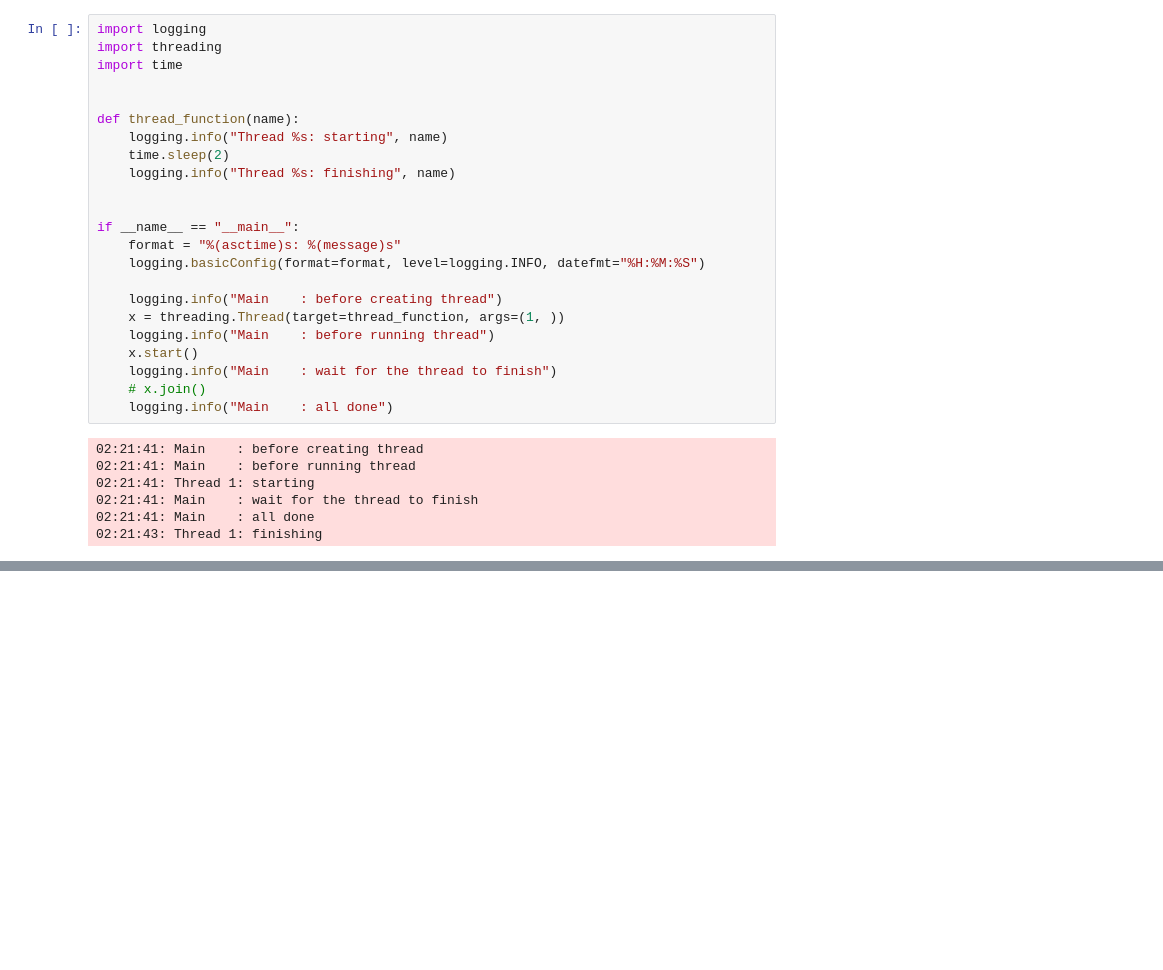
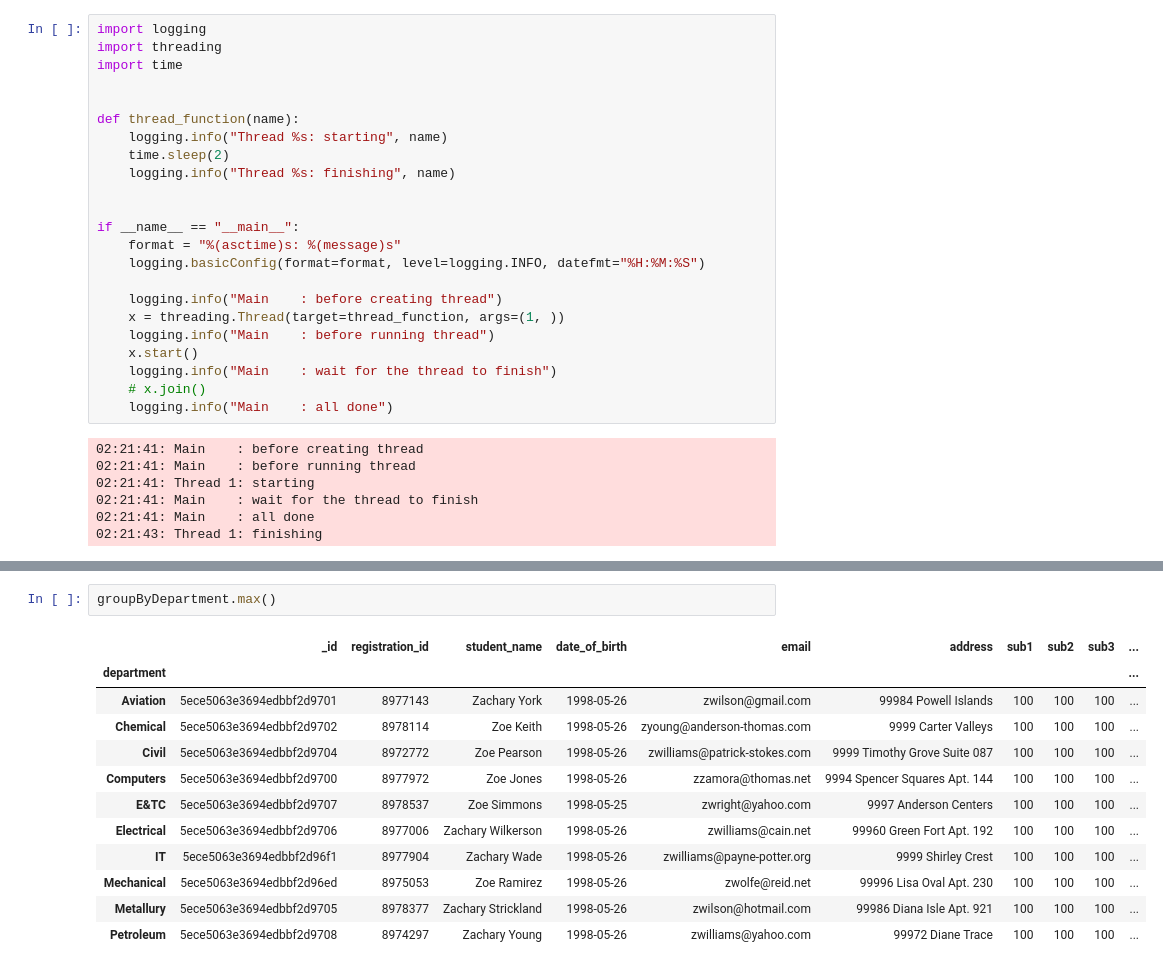
Before and after one commit to culnitish/python-csv-to-mongodb-multithreading, a Jupyter notebook: src/Untitled.ipynb, the cells around one changed output, grey strips where cells are left out. Drawn from its saved outputs; the diff is of its cells as text; blank space fills up the shorter version.

```diff
--- a/src/Untitled.ipynb
+++ b/src/Untitled.ipynb
@@ -134,0 +177,15 @@ if __name__ == "__main__":
+# %%
+groupByDepartment.max()
+# %% [output]
+|  | _id | registration_id | student_name | date_of_birth | email | address | sub1 | sub2 | sub3 | ... |
+| department |  |  |  |  |  |  |  |  |  | ... |
+| Aviation | 5ece5063e3694edbbf2d9701 | 8977143 | Zachary York | 1998-05-26 | zwilson@gmail.com | 99984 Powell Islands | 100 | 100 | 100 | ... |
+| Chemical | 5ece5063e3694edbbf2d9702 | 8978114 | Zoe Keith | 1998-05-26 | zyoung@anderson-thomas.com | 9999 Carter Valleys | 100 | 100 | 100 | ... |
+| Civil | 5ece5063e3694edbbf2d9704 | 8972772 | Zoe Pearson | 1998-05-26 | zwilliams@patrick-stokes.com | 9999 Timothy Grove Suite 087 | 100 | 100 | 100 | ... |
+| Computers | 5ece5063e3694edbbf2d9700 | 8977972 | Zoe Jones | 1998-05-26 | zzamora@thomas.net | 9994 Spencer Squares Apt. 144 | 100 | 100 | 100 | ... |
+| E&TC | 5ece5063e3694edbbf2d9707 | 8978537 | Zoe Simmons | 1998-05-25 | zwright@yahoo.com | 9997 Anderson Centers | 100 | 100 | 100 | ... |
+| Electrical | 5ece5063e3694edbbf2d9706 | 8977006 | Zachary Wilkerson | 1998-05-26 | zwilliams@cain.net | 99960 Green Fort Apt. 192 | 100 | 100 | 100 | ... |
+| IT | 5ece5063e3694edbbf2d96f1 | 8977904 | Zachary Wade | 1998-05-26 | zwilliams@payne-potter.org | 9999 Shirley Crest | 100 | 100 | 100 | ... |
+| Mechanical | 5ece5063e3694edbbf2d96ed | 8975053 | Zoe Ramirez | 1998-05-26 | zwolfe@reid.net | 99996 Lisa Oval Apt. 230 | 100 | 100 | 100 | ... |
+| Metallury | 5ece5063e3694edbbf2d9705 | 8978377 | Zachary Strickland | 1998-05-26 | zwilson@hotmail.com | 99986 Diana Isle Apt. 921 | 100 | 100 | 100 | ... |
+| Petroleum | 5ece5063e3694edbbf2d9708 | 8974297 | Zachary Young | 1998-05-26 | zwilliams@yahoo.com | 99972 Diane Trace | 100 | 100 | 100 | ... |
```
Also changed, not shown: parts of 6 cells of this notebook, 13 other files.
